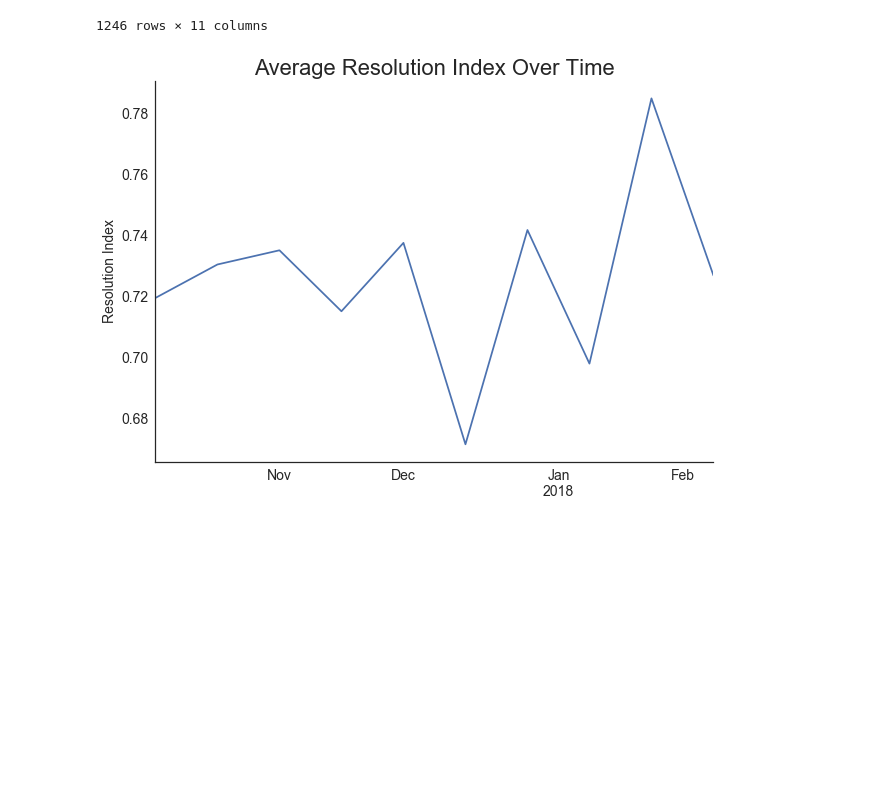
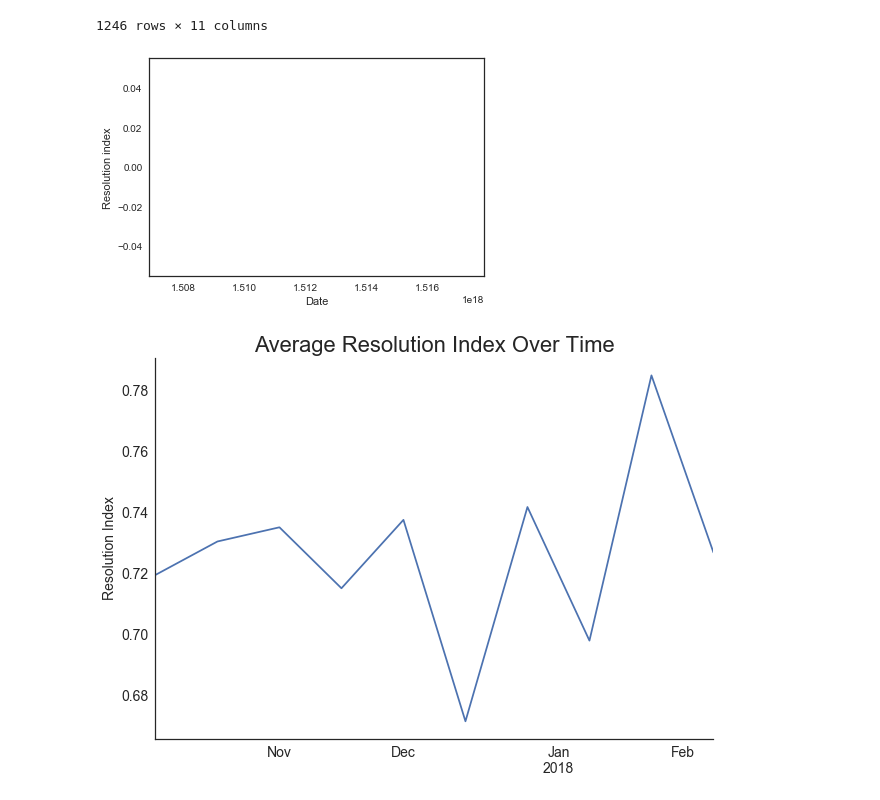
Before and after one commit to lindsayng/analysis, a Jupyter notebook: LN_resolution_index_analysis.ipynb, the cells around one changed output. Saved outputs shown, nothing was run; the diff lists cells and outputs as text; code cells hidden in the pictures; blank space fills up the shorter version.

```diff
--- a/LN_resolution_index_analysis.ipynb
+++ b/LN_resolution_index_analysis.ipynb
@@ -94,6 +94,10 @@ ps2
 | 5153 | P9 | 2018-01-26 | entire_cell | 11.5 | AiV2-50uM alexa 488 | 21.0 | pass | ... |
 | 5226 | P1 | 2018-02-05 | entire_cell | 5.0 | AiV2-50uM alexa 488 | 21.0 | pass | ... |
 1246 rows × 11 columns
+# %%
+ax = sns.tsplot(time = "Date", value = "Resolution index", data = ps2)
+# %% [output]
+[figure, added]
 # %%
 ps2.set_index("Date", inplace=True)
 ps3 = ps2.groupby(pd.TimeGrouper(freq="2W"))["Resolution index"].mean()
```
Also changed, not shown: parts of 1 cell of this notebook.
